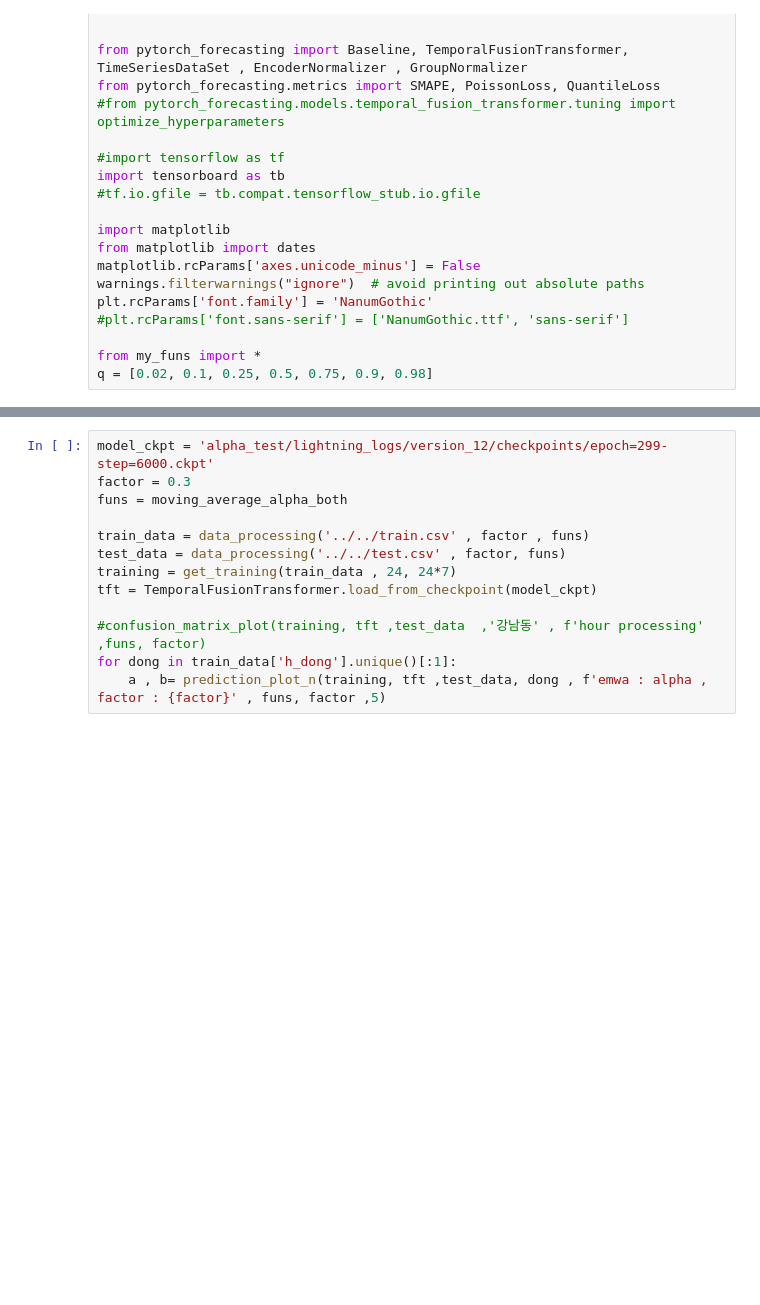
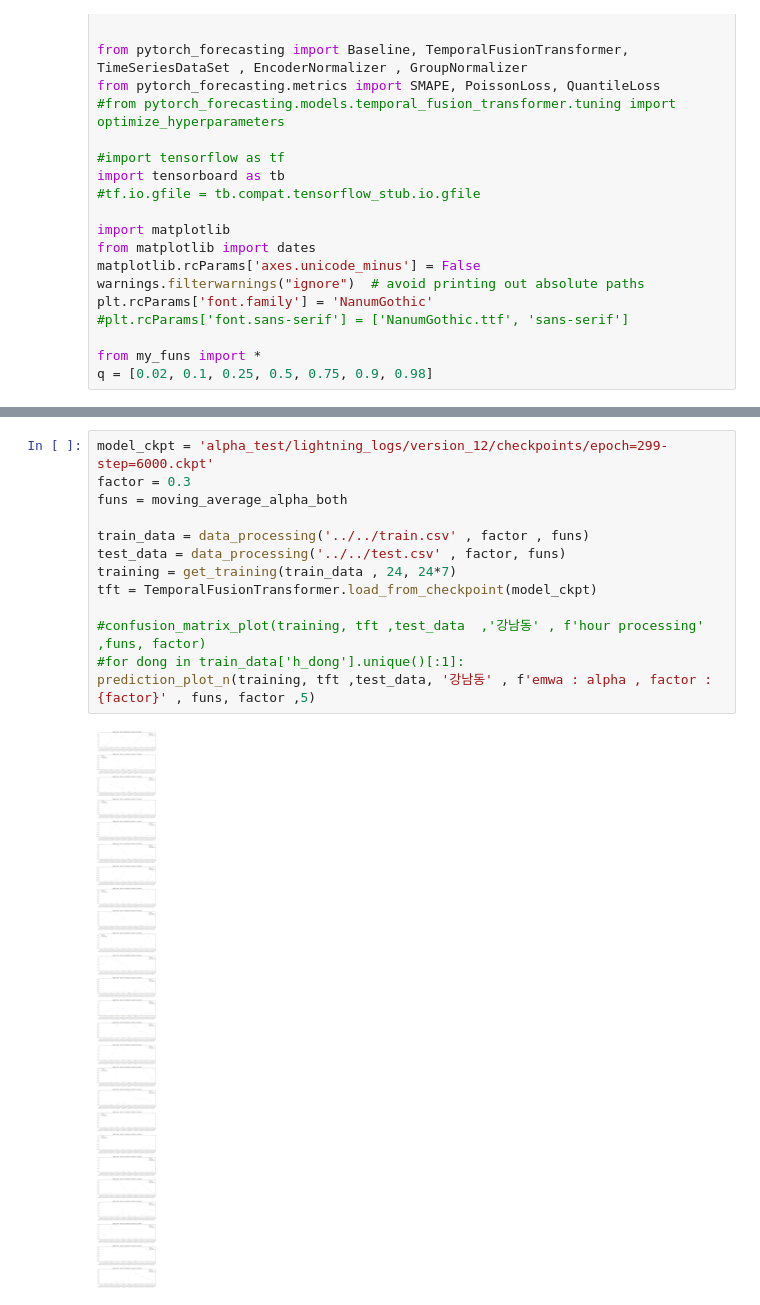
Before and after one commit to sigongjoa/Emergency_Demand, a Jupyter notebook: TFT/2022_12_15_TEST_ewma_alpha/result_veiw.ipynb, the cells around one changed output, grey strips where cells are left out. Cells and saved outputs as stored; diff of their text form; blank space fills up the shorter version.

Commit message:
2022_12_16
test_data에 대해서 시각화 부분 수정

```diff
--- a/TFT/2022_12_15_TEST_ewma_alpha/result_veiw.ipynb
+++ b/TFT/2022_12_15_TEST_ewma_alpha/result_veiw.ipynb
@@ -90,13 +101,15 @@ def prediction_plot_n(training, tft ,data, dong , title, ewma_funs, factor ,n):
 # %%
 model_ckpt = 'alpha_test/lightning_logs/version_12/checkpoints/epoch=299-step=6000.ckpt'
 factor = 0.3
 funs = moving_average_alpha_both
 
 train_data = data_processing('../../train.csv' , factor , funs)
 test_data = data_processing('../../test.csv' , factor, funs)
 training = get_training(train_data , 24, 24*7)
 tft = TemporalFusionTransformer.load_from_checkpoint(model_ckpt)
 
 #confusion_matrix_plot(training, tft ,test_data  ,'강남동' , f'hour processing' ,funs, factor)
-for dong in train_data['h_dong'].unique()[:1]:
-    a , b= prediction_plot_n(training, tft ,test_data, dong , f'emwa : alpha , factor : {factor}' , funs, factor ,5)
+#for dong in train_data['h_dong'].unique()[:1]:
+prediction_plot_n(training, tft ,test_data, '강남동' , f'emwa : alpha , factor : {factor}' , funs, factor ,5)
+# %% [output]
+[figure, added]
```
Also changed, not shown: parts of 2 cells of this notebook.
